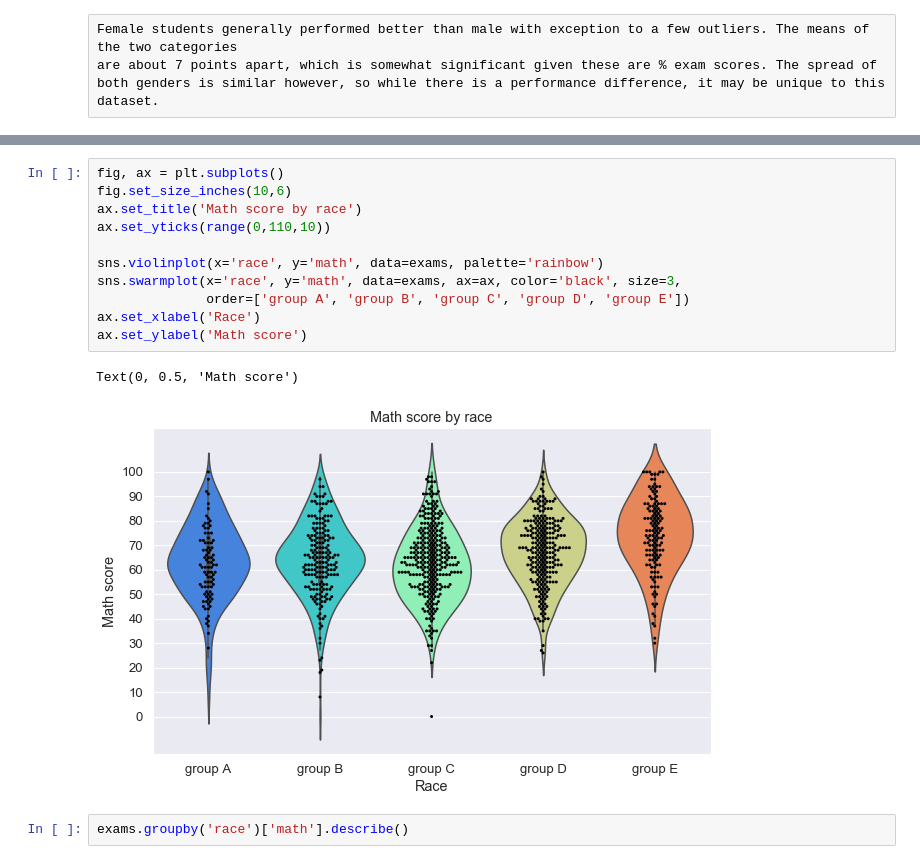
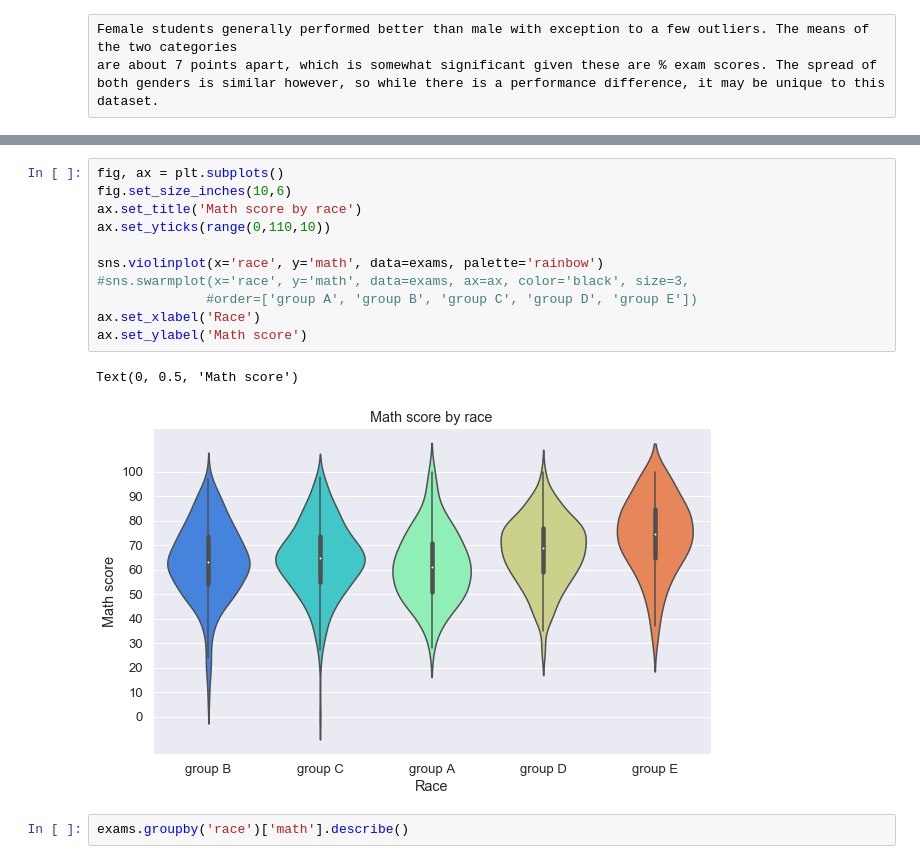
Before and after one commit to tahashahab/Practice, a Jupyter notebook: Exams.ipynb, the cells around one changed output, grey strips where cells are left out. Cells and saved outputs as stored; diff of their text form.

```diff
--- a/Exams.ipynb
+++ b/Exams.ipynb
@@ -198,17 +198,17 @@ sns.countplot(x='race', data=exams, order=['group A', 'group B', 'group C', 'gro
 # %%
 fig, ax = plt.subplots()
 fig.set_size_inches(10,6)
 ax.set_title('Math score by race')
 ax.set_yticks(range(0,110,10))
 
 sns.violinplot(x='race', y='math', data=exams, palette='rainbow')
-sns.swarmplot(x='race', y='math', data=exams, ax=ax, color='black', size=3,
-              order=['group A', 'group B', 'group C', 'group D', 'group E'])
+#sns.swarmplot(x='race', y='math', data=exams, ax=ax, color='black', size=3,
+              #order=['group A', 'group B', 'group C', 'group D', 'group E'])
 ax.set_xlabel('Race')
 ax.set_ylabel('Math score')
 # %% [output]
 Text(0, 0.5, 'Math score')
-[figure, old version]
+[figure, new version]
 # %%
 exams.groupby('race')['math'].describe()
 # %% [output]
```
Also changed, not shown: parts of 9 cells of this notebook, 1 other file.
